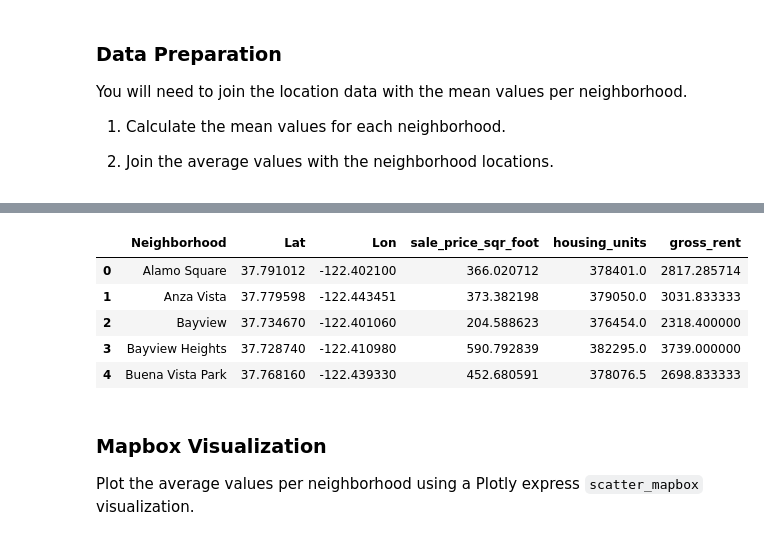
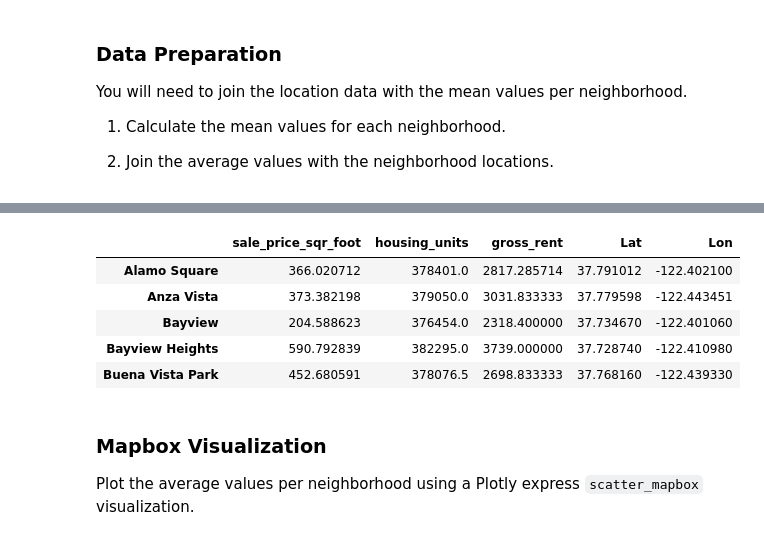
Before and after one commit to Antharithm/PyViz, a Jupyter notebook: 06-PyViz/Instructions/Starter_Code/rental_analysis.ipynb, the cells around one changed output, grey strips where cells are left out. Drawn from its saved outputs; the diff is of its cells as text; code cells hidden in the pictures.

```diff
--- a/06-PyViz/Instructions/Starter_Code/rental_analysis.ipynb
+++ b/06-PyViz/Instructions/Starter_Code/rental_analysis.ipynb
@@ -172,3 +172,7 @@ sfo_data.head(3)
 | 2010 | Alamo Square | 291.182945 | 372560 | 1239 |
 | 2010 | Anza Vista | 267.932583 | 372560 | 1239 |
 | 2010 | Bayview | 170.098665 | 372560 | 1239 |
+# %%
+means = sfo_data.groupby(["year", "neighborhood"]).mean()
+means_df=pd.DataFrame(means)
+means_df.head()
@@ -217,6 +229,6 @@ mean_sale_price_sqr_foot_df = mean_sale_price_sqr_foot_no_index_df.set_index("ne
 # %%
 
-mean_sale_price_of_neighborhood = mean_sale_price_sqr_foot_df["sale_price_sqr_foot"].groupby("neighborhood").mean()
-mean_sale_price_of_neighborhood_df = pd.DataFrame(mean_sale_price_of_neighborhood)
-mean_sale_price_of_neighborhood_df.head()
+mean_values_neighborhood = means_df.groupby("neighborhood").mean()
+mean_values_neighborhood_df = pd.DataFrame(mean_values_neighborhood)
+mean_values_neighborhood_df.head()
 # %% [output]
@@ -272,0 +279,5 @@ In this section, you will read in neighborhoods location data and build an inter
+# %%
+# Read the coordinate data into a Pandas DataFrame
+file_path = Path("Data/neighborhoods_coordinates.csv")
+coordinate_data = pd.read_csv(file_path, index_col= "Neighborhood")
+coordinate_data.head()
@@ -272,0 +292,22 @@ In this section, you will read in neighborhoods location data and build an inter
+# %%
+# Check for null values
+number_of_na_coordinate_data = coordinate_data.isna().sum().sum()
+print(f"Number of NA values in the data frame: {number_of_na_coordinate_data} \n")
+
+# checking for null values in data
+number_of_nulls_coordinate_data = coordinate_data.isnull().sum().sum()
+print(f"Number of null values in the data frame: {number_of_nulls_coordinate_data} \n")
+
+# dropping the null values from the dataframe
+coordinate_data.dropna(inplace = True)
+
+# checking for null values in data
+number_of_nulls_coordinate_data = coordinate_data.isnull().sum().sum()
+print(f"After cleaning number of null values in the dataframe: {number_of_nulls_coordinate_data}")
+
+# checking for NA values
+number_of_na_coordinate_data = coordinate_data.isna().sum().sum()
+print(f"After cleaning number of NA values in the dataframe: {number_of_na_coordinate_data}")
+
+
+coordinate_data.head(3)
@@ -291,13 +334,16 @@ You will need to join the location data with the mean values per neighborhood.
 # %%
+# Calculate the mean values for each neighborhood
 # Join the average values with the neighborhood locations
-# YOUR CODE HERE!
+
+combined_sfo_df = pd.concat([mean_values_neighborhood_df, coordinate_data], axis = "columns", join = "inner")
+combined_sfo_df.head()
 # %% [output]
-|  | Neighborhood | Lat | Lon | sale_price_sqr_foot | housing_units | gross_rent |
-| 0 | Alamo Square | 37.791012 | -122.402100 | 366.020712 | 378401.0 | 2817.285714 |
-| 1 | Anza Vista | 37.779598 | -122.443451 | 373.382198 | 379050.0 | 3031.833333 |
-| 2 | Bayview | 37.734670 | -122.401060 | 204.588623 | 376454.0 | 2318.400000 |
-| 3 | Bayview Heights | 37.728740 | -122.410980 | 590.792839 | 382295.0 | 3739.000000 |
-| 4 | Buena Vista Park | 37.768160 | -122.439330 | 452.680591 | 378076.5 | 2698.833333 |
+|  | sale_price_sqr_foot | housing_units | gross_rent | Lat | Lon |
+| Alamo Square | 366.020712 | 378401.0 | 2817.285714 | 37.791012 | -122.402100 |
+| Anza Vista | 373.382198 | 379050.0 | 3031.833333 | 37.779598 | -122.443451 |
+| Bayview | 204.588623 | 376454.0 | 2318.400000 | 37.734670 | -122.401060 |
+| Bayview Heights | 590.792839 | 382295.0 | 3739.000000 | 37.728740 | -122.410980 |
+| Buena Vista Park | 452.680591 | 378076.5 | 2698.833333 | 37.768160 | -122.439330 |
 # %% [markdown]
 ### Mapbox Visualization
 
```
Also changed, not shown: parts of 17 cells of this notebook.
